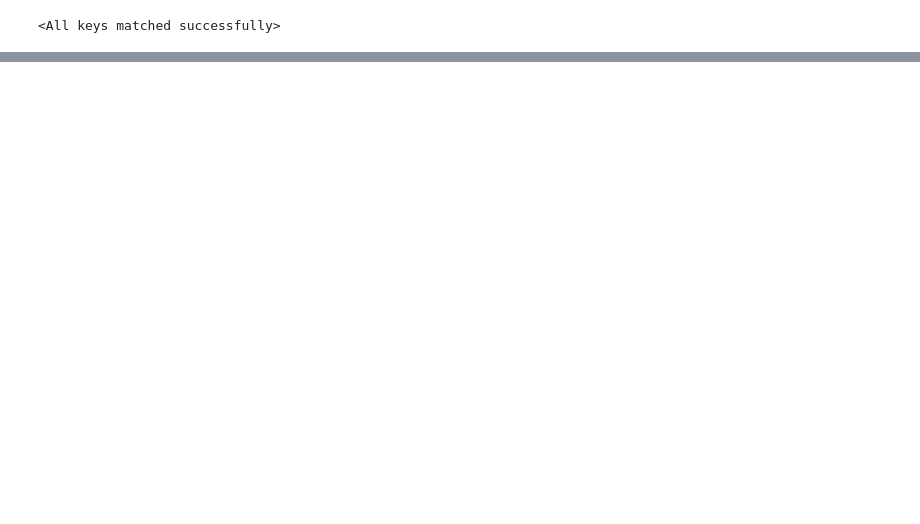
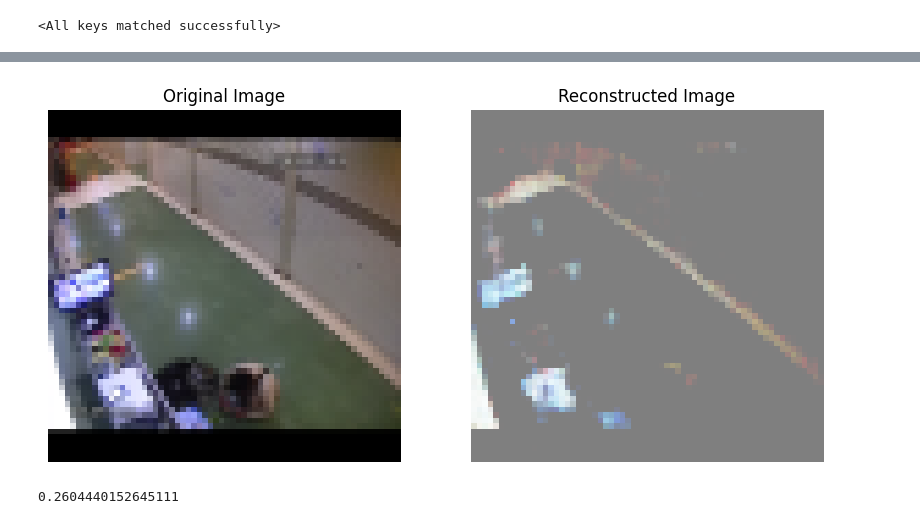
Before and after one commit to niranjanblank/AITechniquesProject, a Jupyter notebook: run_models.ipynb, the cells around one changed output, grey strips where cells are left out. Saved outputs shown, nothing was run; the diff lists cells and outputs as text; code cells hidden in the pictures; blank space fills up the shorter version.

```diff
--- a/run_models.ipynb
+++ b/run_models.ipynb
@@ -29,3 +41,9 @@ Reconstruction Error: 0.26669514179229736
+# %%
+normal_image_4 = "data/SmallerDataset/Test/Normal_Videos_924_x264_5470.png"
+visualize_reconstruction(model,  normal_image_4, transform, device=device)
+# %% [output]
+[figure, added]
+0.2604440152645111
 # %%
 # testing anomaly
 # anomaly images
```
Also changed, not shown: parts of 8 cells of this notebook, 2 other files.
